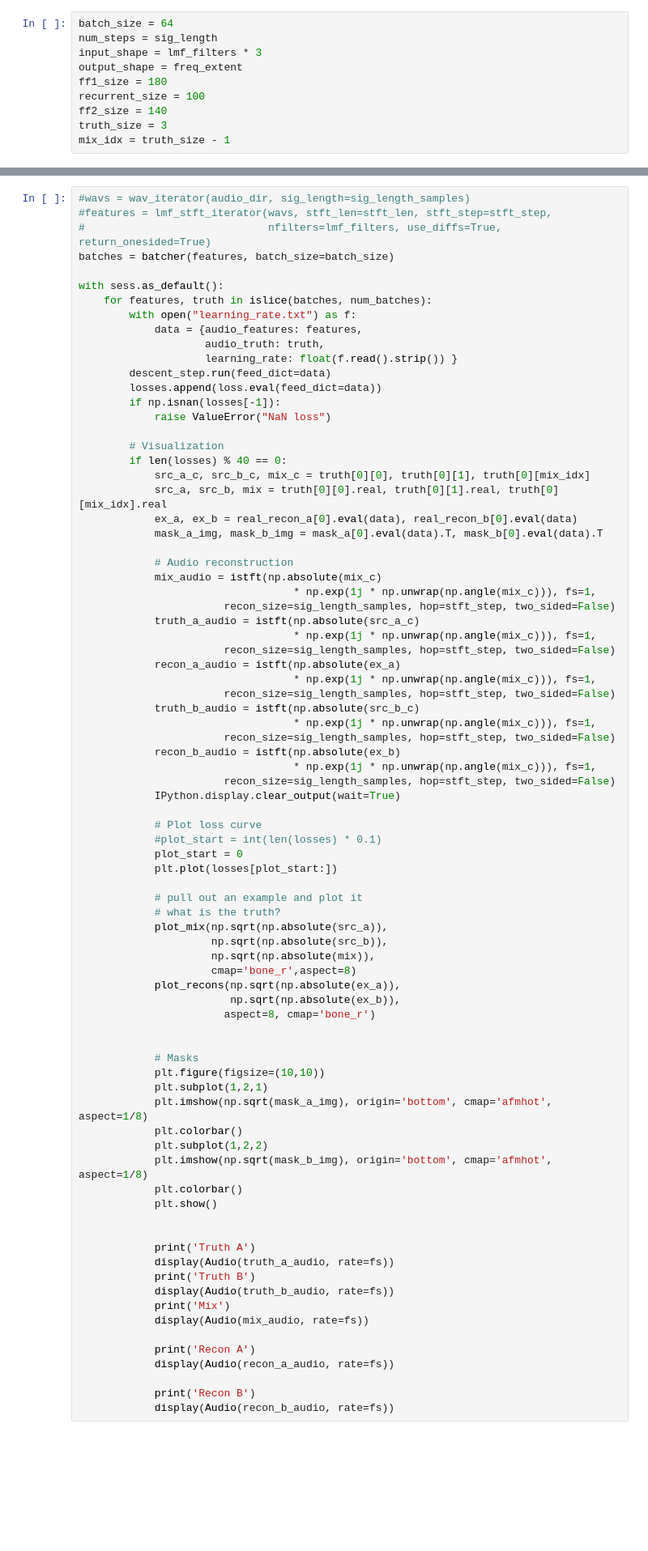
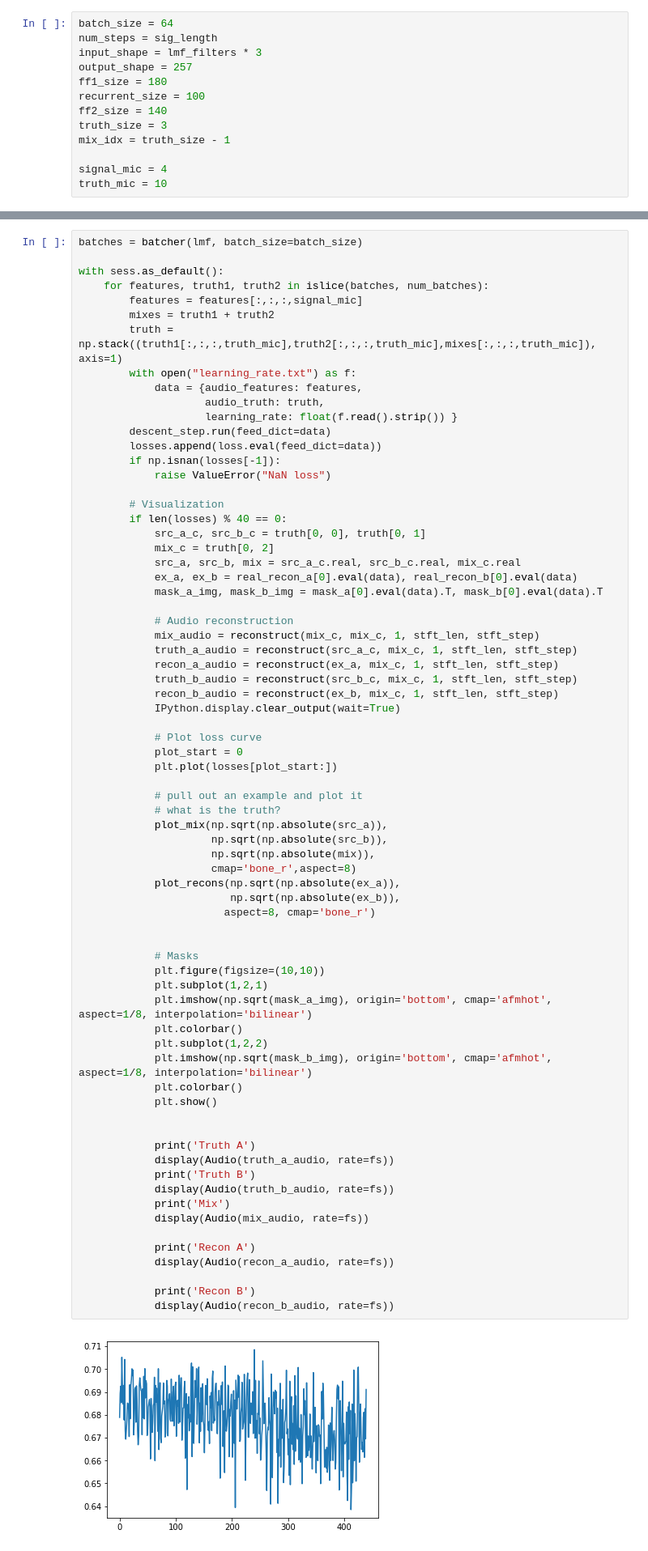
Before and after one commit to pcallier/Magnolia, a Jupyter notebook: sandbox/rnn-mask/mask-rnn.ipynb, the cells around one changed output, grey strips where cells are left out. Shown at 81% size. Cells and saved outputs as stored; diff of their text form; blank space fills up the shorter version.

```diff
--- a/sandbox/rnn-mask/mask-rnn.ipynb
+++ b/sandbox/rnn-mask/mask-rnn.ipynb
@@ -138,12 +117,15 @@ def scope(function):
 batch_size = 64
 num_steps = sig_length
 input_shape = lmf_filters * 3
-output_shape = freq_extent
+output_shape = 257
 ff1_size = 180
 recurrent_size = 100
 ff2_size = 140
 truth_size = 3
 mix_idx = truth_size - 1
+
+signal_mic = 4
+truth_mic = 10
 # %%
 tf.reset_default_graph()
 try:
@@ -341,11 +296,11 @@ AttributeError: 'LmfIterator' object has no attribute 'fft_type'
 # %%
-#wavs = wav_iterator(audio_dir, sig_length=sig_length_samples)
-#features = lmf_stft_iterator(wavs, stft_len=stft_len, stft_step=stft_step,
-#                             nfilters=lmf_filters, use_diffs=True, return_onesided=True)
-batches = batcher(features, batch_size=batch_size)
+batches = batcher(lmf, batch_size=batch_size)
 
 with sess.as_default():
-    for features, truth in islice(batches, num_batches):
+    for features, truth1, truth2 in islice(batches, num_batches):
+        features = features[:,:,:,signal_mic]
+        mixes = truth1 + truth2
+        truth = np.stack((truth1[:,:,:,truth_mic],truth2[:,:,:,truth_mic],mixes[:,:,:,truth_mic]), axis=1)
         with open("learning_rate.txt") as f:
             data = {audio_features: features,
                     audio_truth: truth,
@@ -357,31 +312,21 @@ with sess.as_default():
 
         # Visualization
         if len(losses) % 40 == 0:
-            src_a_c, src_b_c, mix_c = truth[0][0], truth[0][1], truth[0][mix_idx]
-            src_a, src_b, mix = truth[0][0].real, truth[0][1].real, truth[0][mix_idx].real
+            src_a_c, src_b_c = truth[0, 0], truth[0, 1]
+            mix_c = truth[0, 2]
+            src_a, src_b, mix = src_a_c.real, src_b_c.real, mix_c.real
             ex_a, ex_b = real_recon_a[0].eval(data), real_recon_b[0].eval(data)
             mask_a_img, mask_b_img = mask_a[0].eval(data).T, mask_b[0].eval(data).T
 
             # Audio reconstruction
-            mix_audio = istft(np.absolute(mix_c)
-                                  * np.exp(1j * np.unwrap(np.angle(mix_c))), fs=1,
-                       recon_size=sig_length_samples, hop=stft_step, two_sided=False)
-            truth_a_audio = istft(np.absolute(src_a_c)
-                                  * np.exp(1j * np.unwrap(np.angle(mix_c))), fs=1,
-                       recon_size=sig_length_samples, hop=stft_step, two_sided=False)
-            recon_a_audio = istft(np.absolute(ex_a)
-                                  * np.exp(1j * np.unwrap(np.angle(mix_c))), fs=1,
-                       recon_size=sig_length_samples, hop=stft_step, two_sided=False)
-            truth_b_audio = istft(np.absolute(src_b_c)
-                                  * np.exp(1j * np.unwrap(np.angle(mix_c))), fs=1,
-                       recon_size=sig_length_samples, hop=stft_step, two_sided=False)
-            recon_b_audio = istft(np.absolute(ex_b)
-                                  * np.exp(1j * np.unwrap(np.angle(mix_c))), fs=1,
-                       recon_size=sig_length_samples, hop=stft_step, two_sided=False)
+            mix_audio = reconstruct(mix_c, mix_c, 1, stft_len, stft_step)
+            truth_a_audio = reconstruct(src_a_c, mix_c, 1, stft_len, stft_step)
+            recon_a_audio = reconstruct(ex_a, mix_c, 1, stft_len, stft_step)
+            truth_b_audio = reconstruct(src_b_c, mix_c, 1, stft_len, stft_step)
+            recon_b_audio = reconstruct(ex_b, mix_c, 1, stft_len, stft_step)
             IPython.display.clear_output(wait=True)
 
             # Plot loss curve
-            #plot_start = int(len(losses) * 0.1)
             plot_start = 0
             plt.plot(losses[plot_start:])
 
@@ -390,32 +335,34 @@ with sess.as_default():
             plot_mix(np.sqrt(np.absolute(src_a)),
                      np.sqrt(np.absolute(src_b)),
                      np.sqrt(np.absolute(mix)),
                      cmap='bone_r',aspect=8)
             plot_recons(np.sqrt(np.absolute(ex_a)),
                         np.sqrt(np.absolute(ex_b)),
                        aspect=8, cmap='bone_r')
 
 
             # Masks
             plt.figure(figsize=(10,10))
             plt.subplot(1,2,1)
-            plt.imshow(np.sqrt(mask_a_img), origin='bottom', cmap='afmhot', aspect=1/8)
+            plt.imshow(np.sqrt(mask_a_img), origin='bottom', cmap='afmhot', aspect=1/8, interpolation='bilinear')
             plt.colorbar()
             plt.subplot(1,2,2)
-            plt.imshow(np.sqrt(mask_b_img), origin='bottom', cmap='afmhot', aspect=1/8)
+            plt.imshow(np.sqrt(mask_b_img), origin='bottom', cmap='afmhot', aspect=1/8, interpolation='bilinear')
             plt.colorbar()
             plt.show()
 
 
             print('Truth A')
             display(Audio(truth_a_audio, rate=fs))
             print('Truth B')
             display(Audio(truth_b_audio, rate=fs))
             print('Mix')
             display(Audio(mix_audio, rate=fs))
 
             print('Recon A')
             display(Audio(recon_a_audio, rate=fs))
 
             print('Recon B')
             display(Audio(recon_b_audio, rate=fs))
+# %% [output]
+[figure, added]
```
Also changed, not shown: parts of 15 cells of this notebook.
